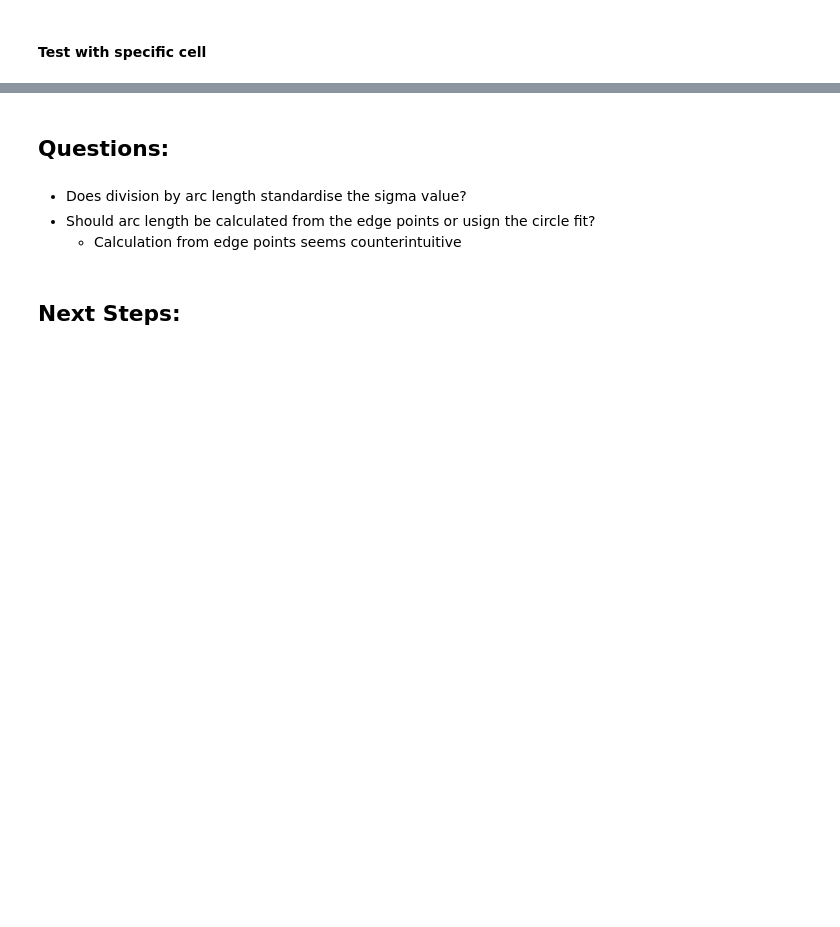
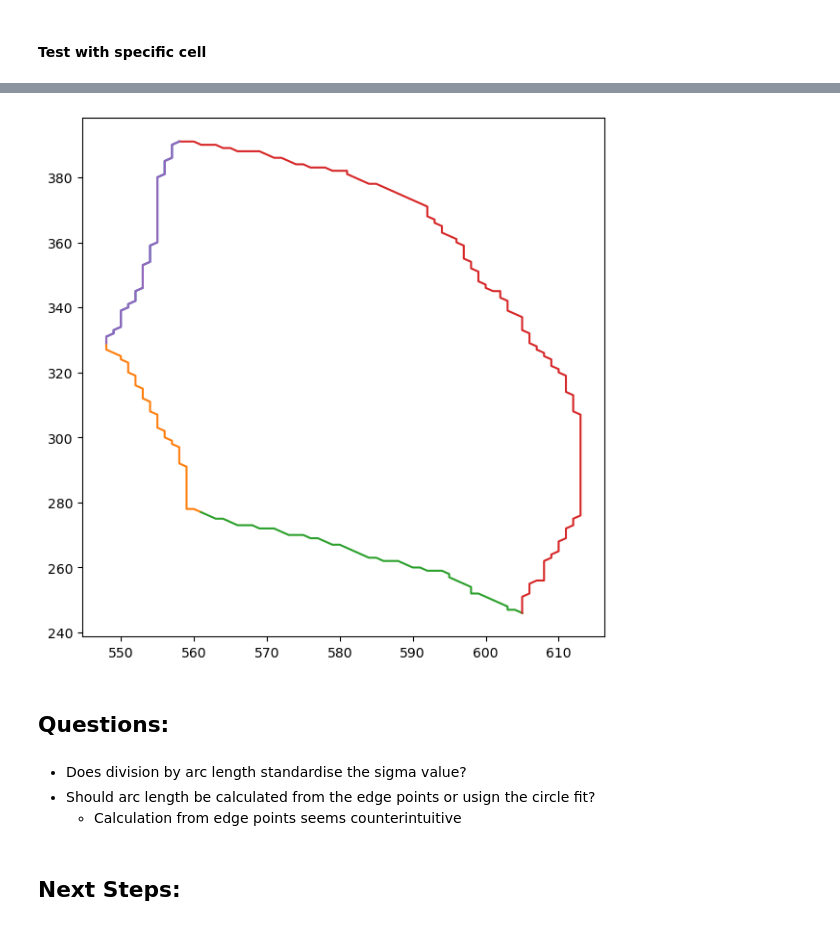
Before and after one commit to sefra6/BL4797_Lamellipodia_Analysis, a Jupyter notebook: Lamellipodia_Analysis.ipynb, the cells around one changed output, grey strips where cells are left out. Cells and saved outputs as stored; diff of their text form; code cells hidden in the pictures; blank space fills up the shorter version.

```diff
--- a/Lamellipodia_Analysis.ipynb
+++ b/Lamellipodia_Analysis.ipynb
@@ -704,3 +862,41 @@ Lamellipodia may span two edges so neighbouring edges must be merged if they for
+# %%
+new_edges = []
+for i in range(nedges + 1):
+    if not new_edges:
+        edge1 = edges[i-1]
+        edge2 = edges[i]
+        if is_merge(edge1, edge2):
+            new_edges.append(np.concatenate((edge1, edge2)))
+        else:
+            new_edges.append(edge2)
+    elif i == nedges:
+        edge1 = new_edges[-1]
+        edge2 = new_edges[0]
+        if is_merge(edge1, edge2):
+            new_edges[-1] = np.concatenate((edge1, edge2))
+        else:
+            new_edges.append(edge2)
+    else:
+        edge1 = new_edges[-1]
+        edge2 = edges[i]
+        if is_merge(edge1, edge2):
+            new_edges[-1] = np.concatenate((edge1, edge2))
+        else:
+            new_edges.append(edge2)
+
+# Extract x and y coords of edges
+new_edges_x = {}
+new_edges_y = {}
+for i, edge in enumerate(new_edges):
+    new_edges_x[i] = [point[0] for point in edge]
+    new_edges_y[i] = [point[1] for point in edge]
+# Plot edges
+fig = plt.figure(figsize=(7,7))
+for i in range(len(new_edges)):
+    plt.plot(new_edges_x[i],new_edges_y[i])
+plt.show()
+# %% [output]
+[figure, added]
 # %% [markdown]
 ## Questions:
 # %% [markdown]
```
Also changed, not shown: parts of 22 cells of this notebook.
